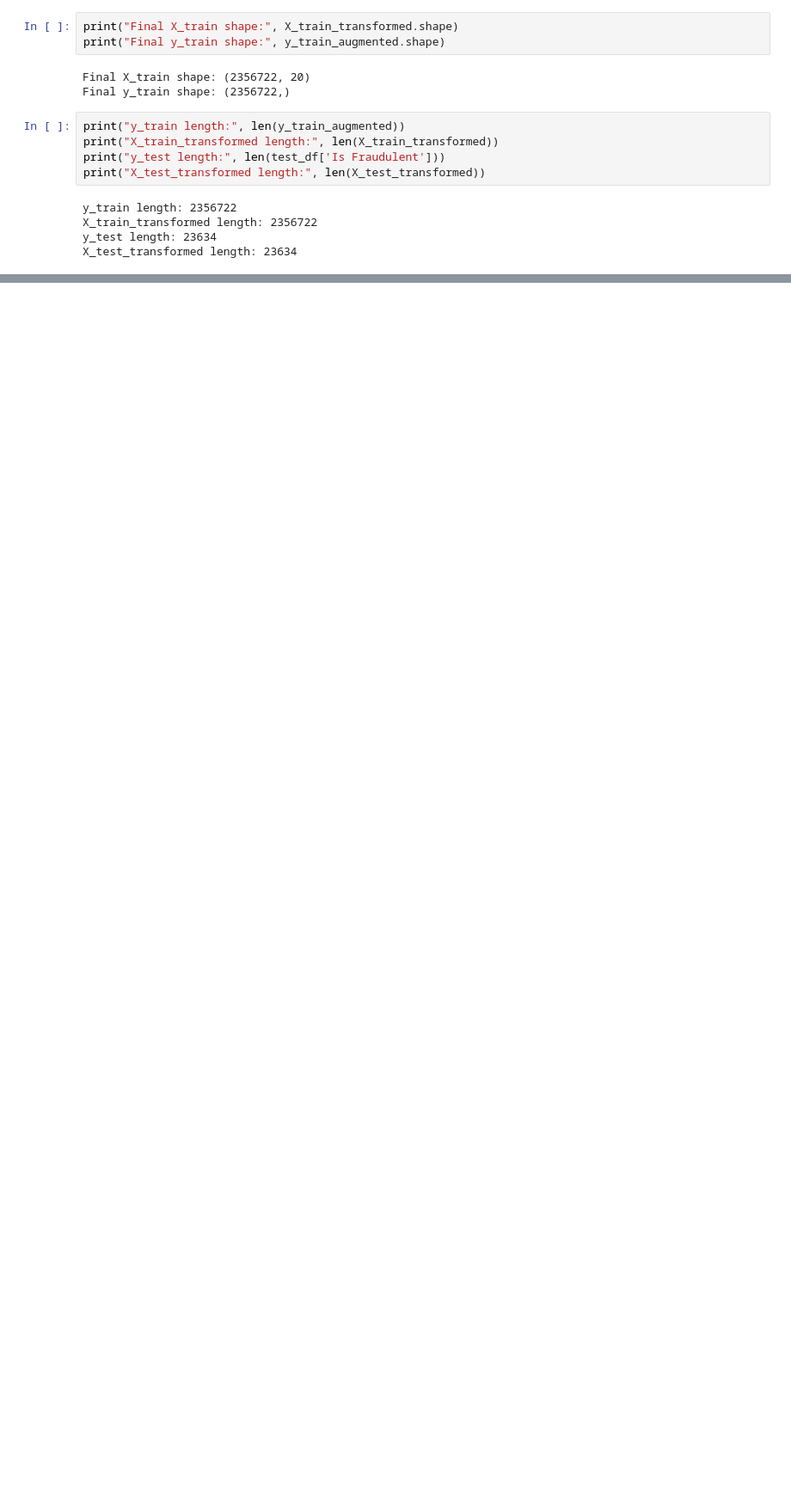
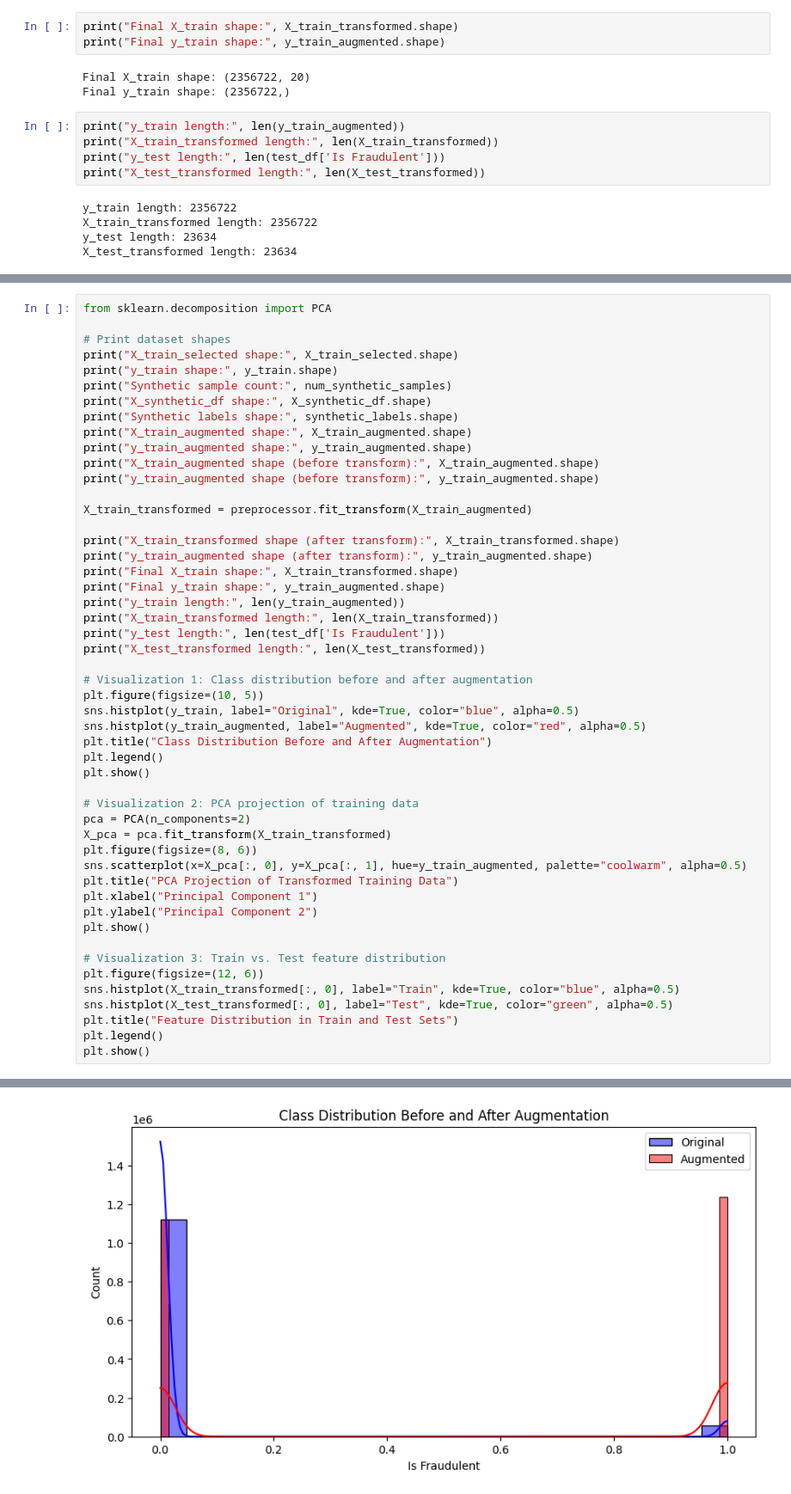
Before and after one commit to Jakaria-Jihad/CSE445, a Jupyter notebook: fraud-detection-cse445-original-vs-smote-gan.ipynb, the cells around one changed output, grey strips where cells are left out. Shown at 86% size. Drawn from its saved outputs; the diff is of its cells as text; blank space fills up the shorter version.

```diff
--- a/fraud-detection-cse445-original-vs-smote-gan.ipynb
+++ b/fraud-detection-cse445-original-vs-smote-gan.ipynb
@@ -531,0 +738,51 @@ X_test_transformed length: 23634
+# %%
+from sklearn.decomposition import PCA
+
+# Print dataset shapes
+print("X_train_selected shape:", X_train_selected.shape)
+print("y_train shape:", y_train.shape)
+print("Synthetic sample count:", num_synthetic_samples)
+print("X_synthetic_df shape:", X_synthetic_df.shape)
+print("Synthetic labels shape:", synthetic_labels.shape)
+print("X_train_augmented shape:", X_train_augmented.shape)
+print("y_train_augmented shape:", y_train_augmented.shape)
+print("X_train_augmented shape (before transform):", X_train_augmented.shape)
+print("y_train_augmented shape (before transform):", y_train_augmented.shape)
+
+X_train_transformed = preprocessor.fit_transform(X_train_augmented)
+
+print("X_train_transformed shape (after transform):", X_train_transformed.shape)
+print("y_train_augmented shape (after transform):", y_train_augmented.shape)
+print("Final X_train shape:", X_train_transformed.shape)
+print("Final y_train shape:", y_train_augmented.shape)
+print("y_train length:", len(y_train_augmented))
+print("X_train_transformed length:", len(X_train_transformed))
+print("y_test length:", len(test_df['Is Fraudulent']))
+print("X_test_transformed length:", len(X_test_transformed))
+
+# Visualization 1: Class distribution before and after augmentation
+plt.figure(figsize=(10, 5))
+sns.histplot(y_train, label="Original", kde=True, color="blue", alpha=0.5)
+sns.histplot(y_train_augmented, label="Augmented", kde=True, color="red", alpha=0.5)
+plt.title("Class Distribution Before and After Augmentation")
+plt.legend()
+plt.show()
+
+# Visualization 2: PCA projection of training data
+pca = PCA(n_components=2)
+X_pca = pca.fit_transform(X_train_transformed)
+plt.figure(figsize=(8, 6))
+sns.scatterplot(x=X_pca[:, 0], y=X_pca[:, 1], hue=y_train_augmented, palette="coolwarm", alpha=0.5)
+plt.title("PCA Projection of Transformed Training Data")
+plt.xlabel("Principal Component 1")
+plt.ylabel("Principal Component 2")
+plt.show()
+
+# Visualization 3: Train vs. Test feature distribution
+plt.figure(figsize=(12, 6))
+sns.histplot(X_train_transformed[:, 0], label="Train", kde=True, color="blue", alpha=0.5)
+sns.histplot(X_test_transformed[:, 0], label="Test", kde=True, color="green", alpha=0.5)
+plt.title("Feature Distribution in Train and Test Sets")
+plt.legend()
+plt.show()
+# %% [output]
@@ -531,0 +806 @@ X_test_transformed length: 23634
+[figure, added]
```
Also changed, not shown: parts of 19 cells of this notebook.
